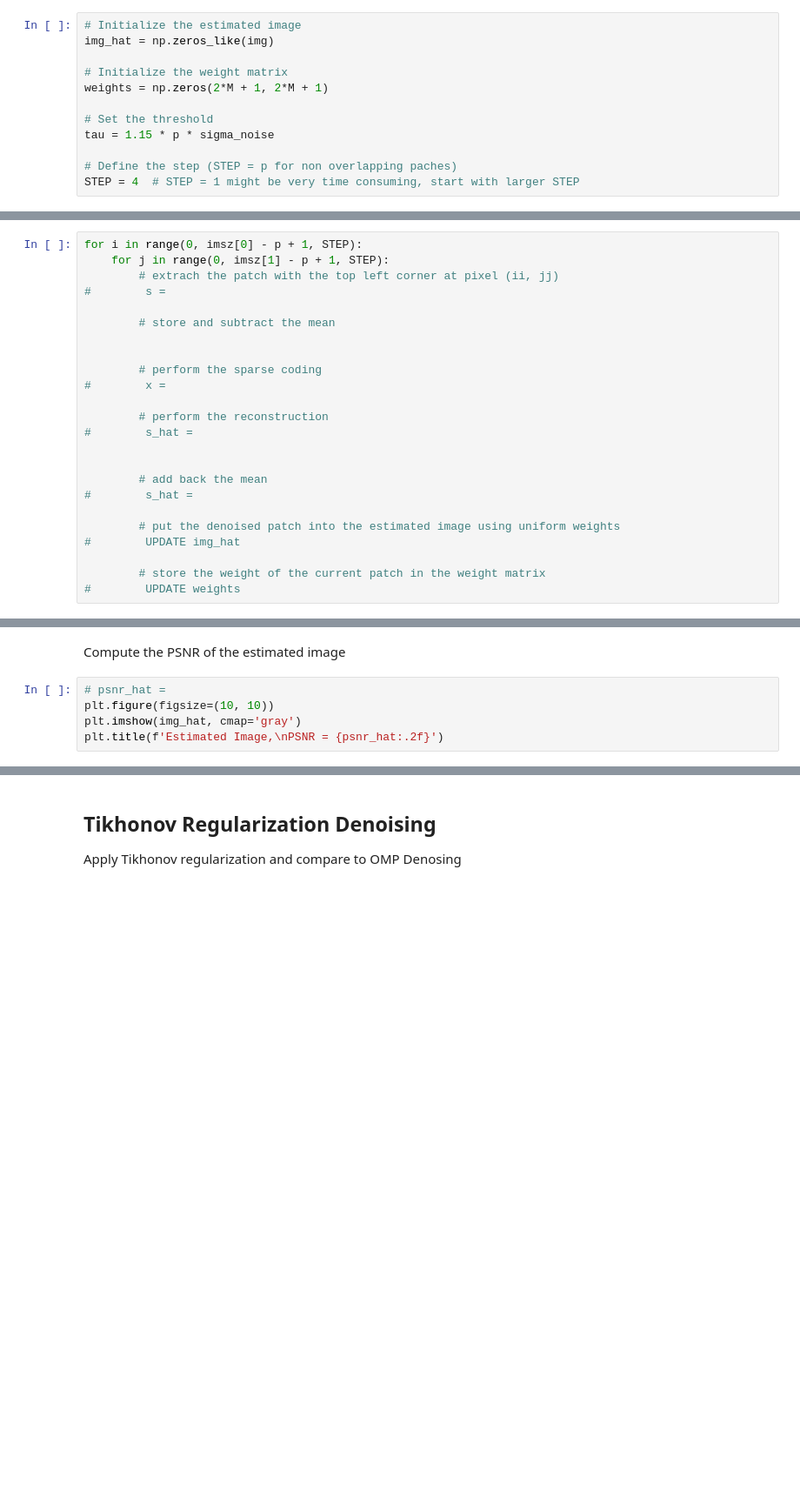
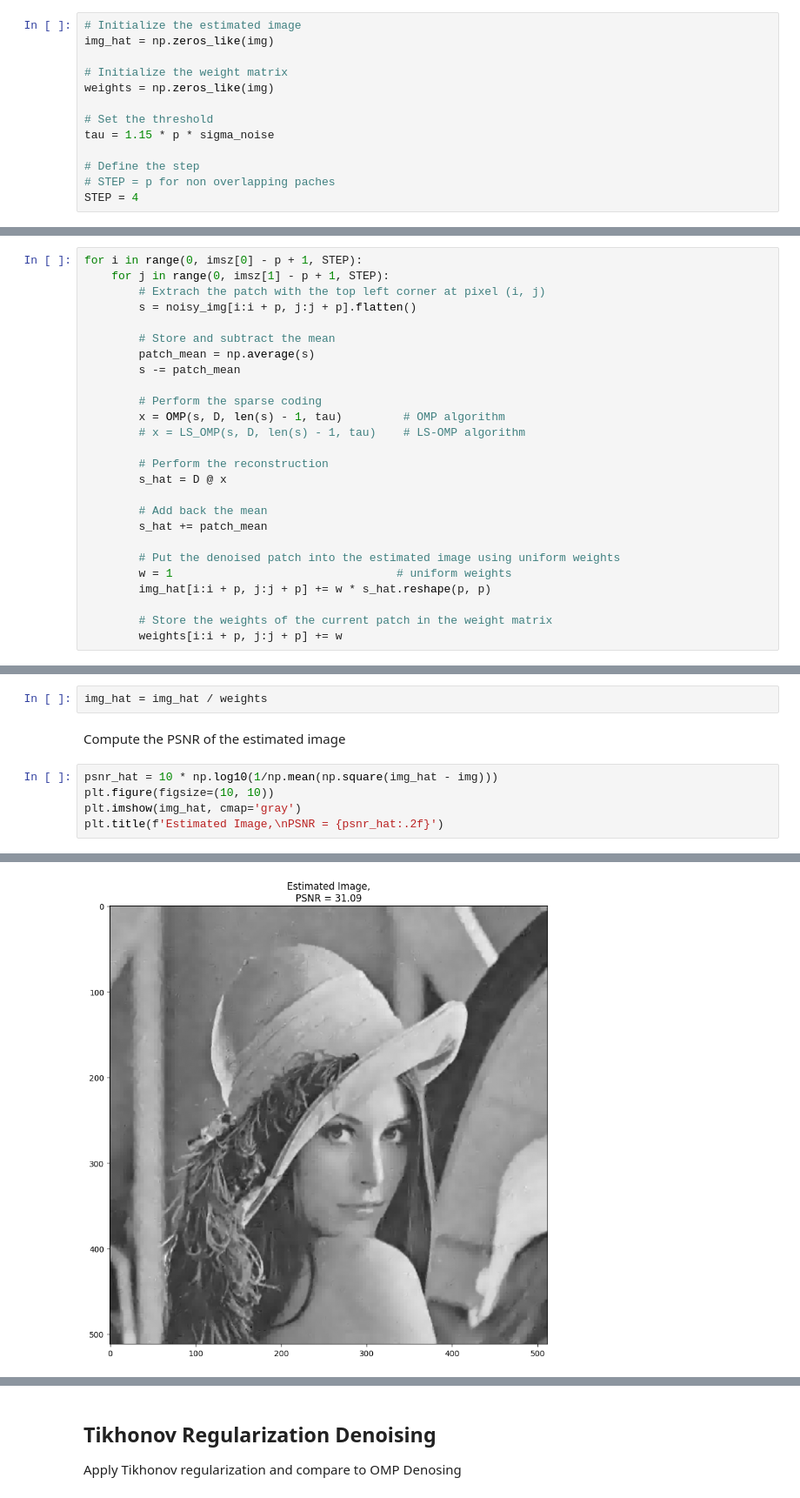
Before and after one commit to Thomas-Fabbris/MMIP-polimi, a Jupyter notebook: Assignments/lecture_9_OMP_Denoising.ipynb, the cells around one changed output, grey strips where cells are left out. Shown at 87% size. Cells and saved outputs as stored; diff of their text form; blank space fills up the shorter version.

```diff
--- a/Assignments/lecture_9_OMP_Denoising.ipynb
+++ b/Assignments/lecture_9_OMP_Denoising.ipynb
@@ -161,10 +239,11 @@ Denoising
 img_hat = np.zeros_like(img)
 
 # Initialize the weight matrix
-weights = np.zeros(2*M + 1, 2*M + 1)
+weights = np.zeros_like(img)
 
 # Set the threshold
 tau = 1.15 * p * sigma_noise
 
-# Define the step (STEP = p for non overlapping paches)
-STEP = 4  # STEP = 1 might be very time consuming, start with larger STEP
+# Define the step
+# STEP = p for non overlapping paches
+STEP = 4
@@ -173,26 +250,28 @@ Operate patchwise
 # %%
 for i in range(0, imsz[0] - p + 1, STEP):
     for j in range(0, imsz[1] - p + 1, STEP):
-        # extrach the patch with the top left corner at pixel (ii, jj)
-#        s =
+        # Extrach the patch with the top left corner at pixel (i, j)
+        s = noisy_img[i:i + p, j:j + p].flatten()
 
-        # store and subtract the mean
+        # Store and subtract the mean
+        patch_mean = np.average(s)
+        s -= patch_mean
 
+        # Perform the sparse coding
+        x = OMP(s, D, len(s) - 1, tau)         # OMP algorithm
+        # x = LS_OMP(s, D, len(s) - 1, tau)    # LS-OMP algorithm
 
-        # perform the sparse coding
-#        x =
+        # Perform the reconstruction
+        s_hat = D @ x
 
-        # perform the reconstruction
-#        s_hat =
+        # Add back the mean
+        s_hat += patch_mean
 
+        # Put the denoised patch into the estimated image using uniform weights
+        w = 1                                 # uniform weights
+        img_hat[i:i + p, j:j + p] += w * s_hat.reshape(p, p)
 
-        # add back the mean
-#        s_hat =
-
-        # put the denoised patch into the estimated image using uniform weights
-#        UPDATE img_hat
-
-        # store the weight of the current patch in the weight matrix
-#        UPDATE weights
+        # Store the weights of the current patch in the weight matrix
+        weights[i:i + p, j:j + p] += w
 # %% [markdown]
 Normalize the estimated image with the computed weights
@@ -201,7 +278,10 @@ Normalize the estimated image with the computed weights
+# %%
+img_hat = img_hat / weights
 # %% [markdown]
 Compute the PSNR of the estimated image
 # %%
-# psnr_hat =
+psnr_hat = 10 * np.log10(1/np.mean(np.square(img_hat - img)))
 plt.figure(figsize=(10, 10))
 plt.imshow(img_hat, cmap='gray')
 plt.title(f'Estimated Image,\nPSNR = {psnr_hat:.2f}')
+# %% [output]
@@ -207,0 +289 @@ plt.title(f'Estimated Image,\nPSNR = {psnr_hat:.2f}')
+[figure, added]
```
Also changed, not shown: parts of 18 cells of this notebook, 2 other files.
